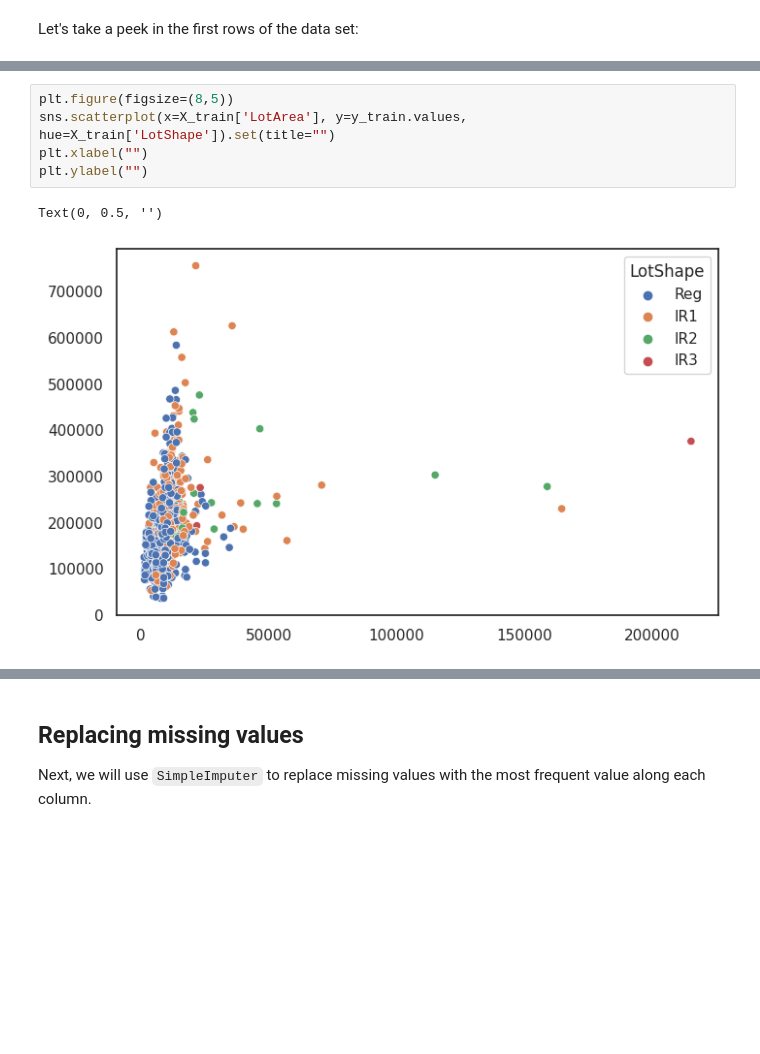
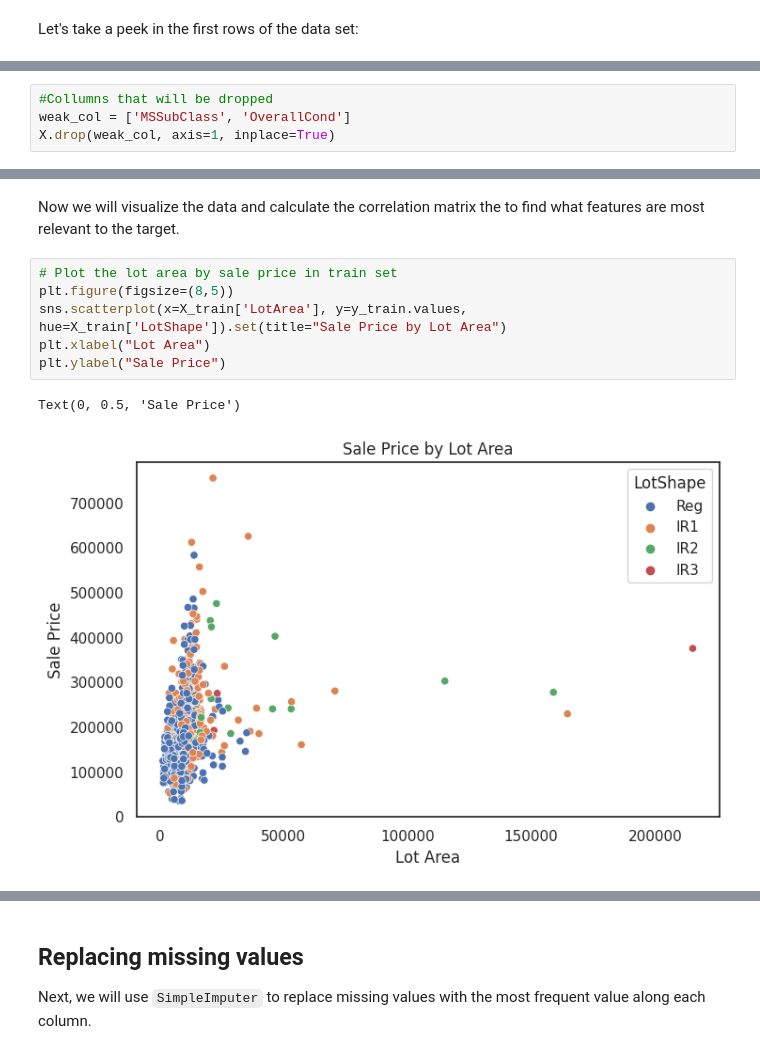
Before and after one commit to dimasjackson/Housing-Prices-Prediction, a Jupyter notebook: housing-prices-predictions.ipynb, the cells around one changed output, grey strips where cells are left out. Drawn from its saved outputs; the diff is of its cells as text; blank space fills up the shorter version.

Commit message:
Kaggle Notebook | Housing Prices Predictions  | Version 5

```diff
--- a/housing-prices-predictions.ipynb
+++ b/housing-prices-predictions.ipynb
@@ -100,0 +192,4 @@ sns.set_theme(style="white")
+# %%
+#Collumns that will be dropped
+weak_col = ['MSSubClass', 'OverallCond']
+X.drop(weak_col, axis=1, inplace=True)
@@ -101,8 +212,11 @@ sns.set_theme(style="white")
+# %% [markdown]
+Now we will visualize the data and calculate the correlation matrix the to find what features are most relevant to the target.
 # %%
+# Plot the lot area by sale price in train set
 plt.figure(figsize=(8,5))
-sns.scatterplot(x=X_train['LotArea'], y=y_train.values, hue=X_train['LotShape']).set(title="")
-plt.xlabel("")
-plt.ylabel("")
+sns.scatterplot(x=X_train['LotArea'], y=y_train.values, hue=X_train['LotShape']).set(title="Sale Price by Lot Area")
+plt.xlabel("Lot Area")
+plt.ylabel("Sale Price")
 # %% [output]
-Text(0, 0.5, '')
+Text(0, 0.5, 'Sale Price')
-[figure, old version]
+[figure, new version]
```
Also changed, not shown: parts of 65 cells of this notebook.
